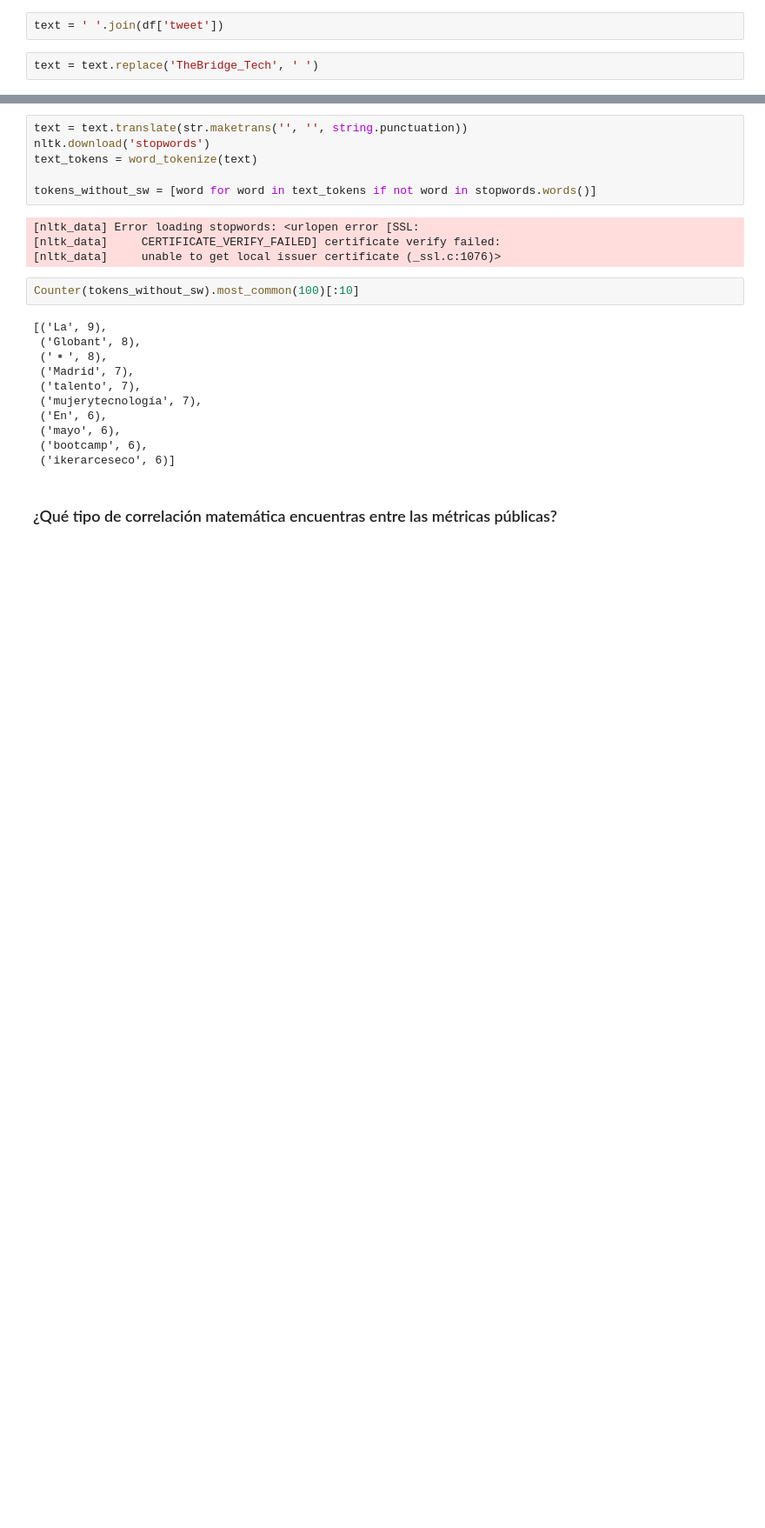
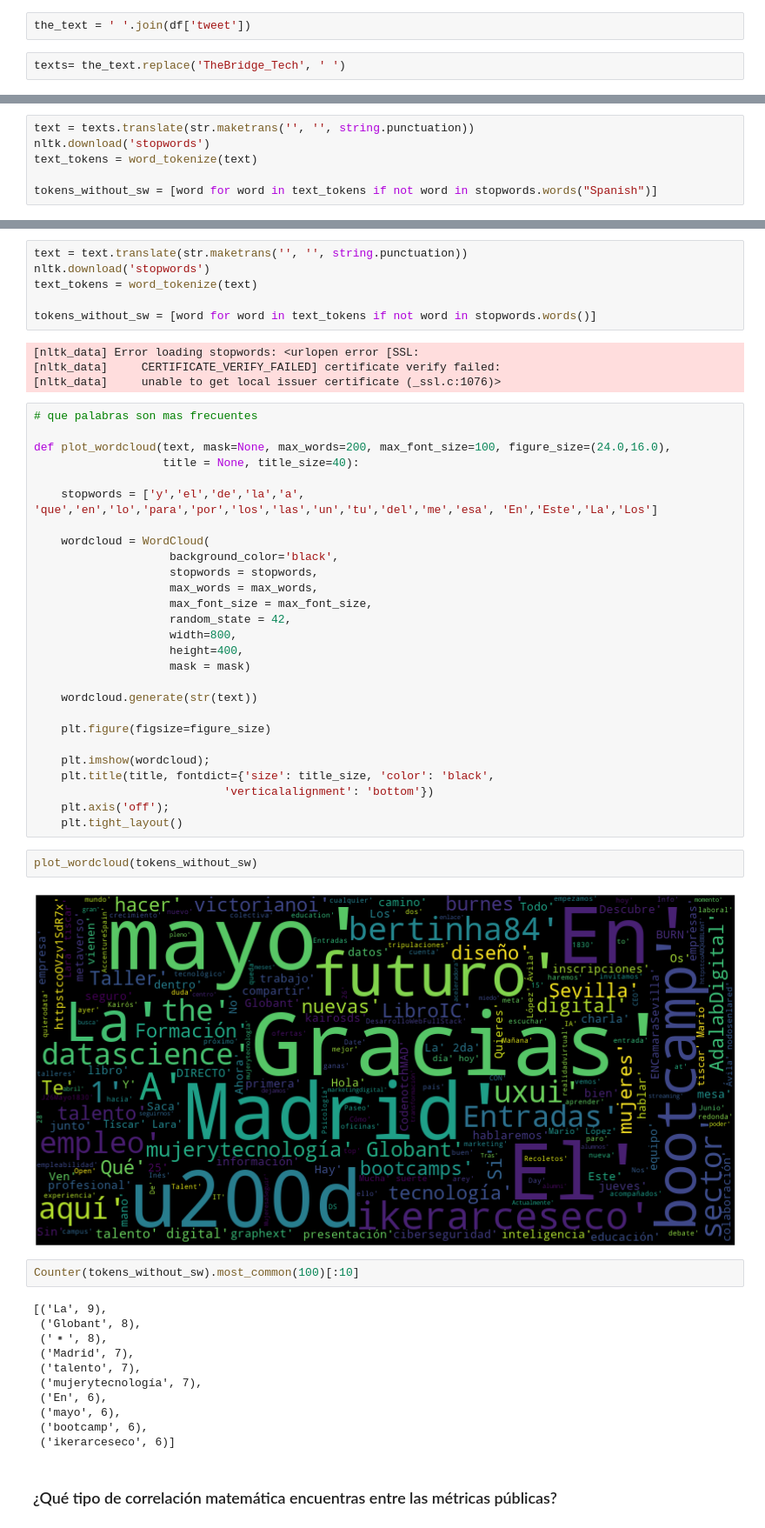
Before and after one commit to NicAOB97/TheBridge_TwitterAnalysis, a Jupyter notebook: src/EDA.ipynb, the cells around one changed output, grey strips where cells are left out. Shown at 87% size. Saved outputs shown, nothing was run; the diff lists cells and outputs as text; blank space fills up the shorter version.

```diff
--- a/src/EDA.ipynb
+++ b/src/EDA.ipynb
@@ -197,6 +198,6 @@ plt.show()
 # %% [markdown]
 #### ¿Qué palabras son más frecuentes?
 # %%
-text = ' '.join(df['tweet'])
+the_text = ' '.join(df['tweet'])
 # %%
-text = text.replace('TheBridge_Tech', ' ')
+texts= the_text.replace('TheBridge_Tech', ' ')
@@ -246,0 +204,6 @@ Counter(" ".join(df["tweet"]).split()).most_common(100)[:10]
+# %%
+text = texts.translate(str.maketrans('', '', string.punctuation))
+nltk.download('stopwords')
+text_tokens = word_tokenize(text)
+
+tokens_without_sw = [word for word in text_tokens if not word in stopwords.words("Spanish")]
@@ -254,6 +221,37 @@ tokens_without_sw = [word for word in text_tokens if not word in stopwords.words
 [nltk_data] Error loading stopwords: <urlopen error [SSL:
 [nltk_data]     CERTIFICATE_VERIFY_FAILED] certificate verify failed:
 [nltk_data]     unable to get local issuer certificate (_ssl.c:1076)>
+# %%
+# que palabras son mas frecuentes
+
+def plot_wordcloud(text, mask=None, max_words=200, max_font_size=100, figure_size=(24.0,16.0),
+                   title = None, title_size=40):
+
+    stopwords = ['y','el','de','la','a', 'que','en','lo','para','por','los','las','un','tu','del','me','esa', 'En','Este','La','Los']
+
+    wordcloud = WordCloud(
+                    background_color='black',
+                    stopwords = stopwords,
+                    max_words = max_words,
+                    max_font_size = max_font_size,
+                    random_state = 42,
+                    width=800,
+                    height=400,
+                    mask = mask)
+
+    wordcloud.generate(str(text))
+
+    plt.figure(figsize=figure_size)
+
+    plt.imshow(wordcloud);
+    plt.title(title, fontdict={'size': title_size, 'color': 'black',
+                            'verticalalignment': 'bottom'})
+    plt.axis('off');
+    plt.tight_layout()
+# %%
+plot_wordcloud(tokens_without_sw)
+# %% [output]
+[figure, added]
 # %%
 Counter(tokens_without_sw).most_common(100)[:10]
 # %% [output]
```
Also changed, not shown: parts of 5 cells of this notebook.
